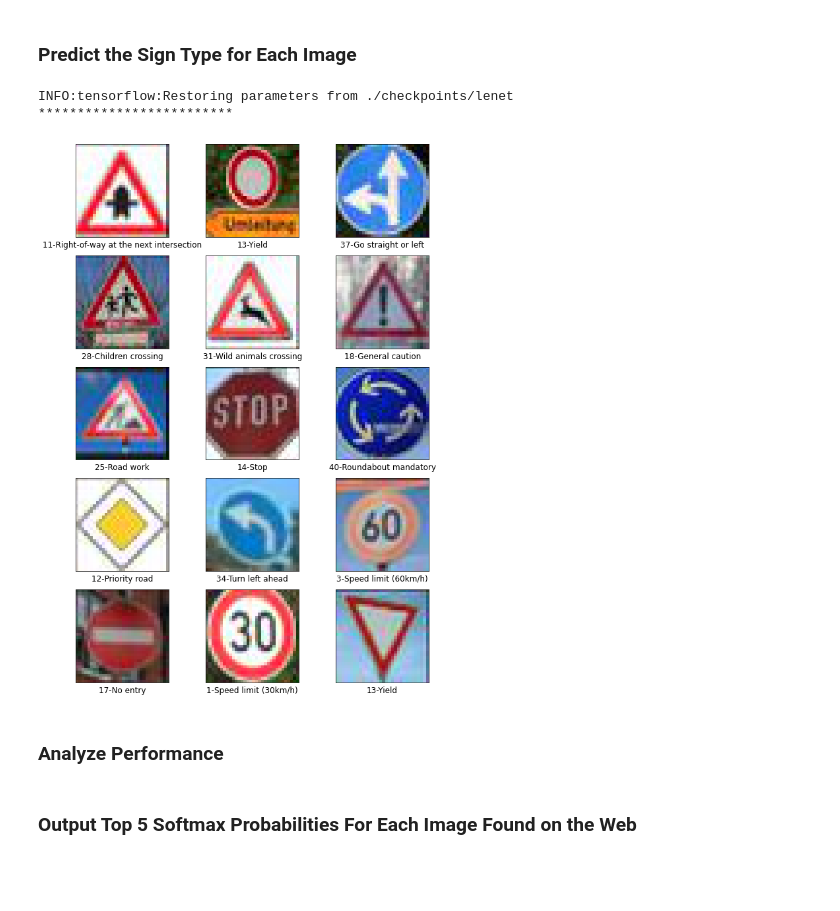
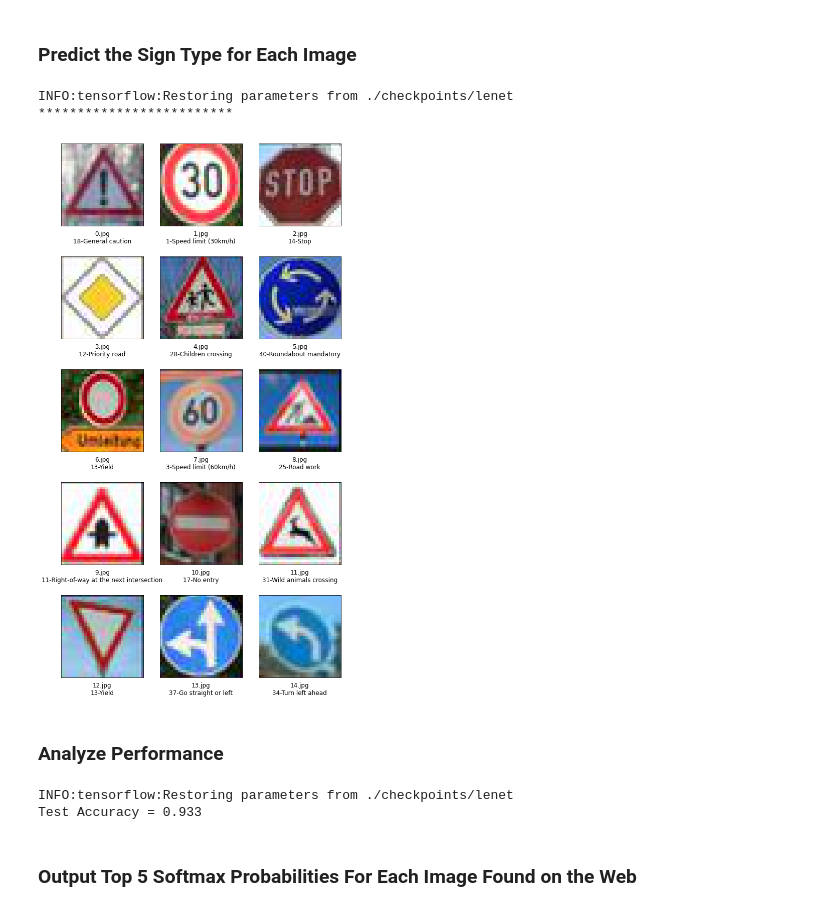
Before and after one commit to zardosht/udacity_selfdriving_car, a Jupyter notebook: P3_Traffic_Sign_Classifier/P3_Traffic_Sign_Classifier.ipynb, the cells around one changed output. Cells and saved outputs as stored; diff of their text form; code cells hidden in the pictures; blank space fills up the shorter version.

```diff
--- a/P3_Traffic_Sign_Classifier/P3_Traffic_Sign_Classifier.ipynb
+++ b/P3_Traffic_Sign_Classifier/P3_Traffic_Sign_Classifier.ipynb
@@ -390,28 +420,13 @@ You may find `signnames.csv` useful as it contains mappings from the class id (i
 # %%
-import os
-import glob
-import PIL
-from PIL import Image
-from matplotlib import pyplot as plt
-
-test_img_files = glob.glob("./test_images/*.jpg")
-
-def resize_images(files):
-    for i, file in enumerate(files):
-        im = Image.open(file)
-        im = im.resize((32, 32), resample=PIL.Image.LANCZOS)
-        im.save(file)
-
-
-fig=plt.figure(figsize=(10, 7))
+fig=plt.figure(figsize=(12, 9))
 columns = 5
 rows = 3
-for i, img_file in enumerate(test_img_files):
-    img = plt.imread(img_file)
+for i, img_file in enumerate(ground_truth):
     subplt = fig.add_subplot(rows, columns, i+1)
     subplt.set_xticks([])
     subplt.set_yticks([])
-    subplt.set_title(str(i), y=-0.3)
+    subplt.set_title(img_file, y=-0.3)
+    img = plt.imread("./test_images/" + img_file)
     subplt.imshow(img)
 plt.show()
 # %% [output]
@@ -419,33 +434,33 @@ plt.show()
 # %% [markdown]
 ### Predict the Sign Type for Each Image
 # %%
-fig=plt.figure(figsize=(10, 15))
+fig=plt.figure(figsize=(10, 20))
 columns = 3
 rows = 5
 
 pred_probabilities = {}
 with tf.Session() as sess:
     saver.restore(sess, tf.train.latest_checkpoint('./checkpoints/'))
     print("*************************")
-    for i, test_img_file in enumerate(test_img_files):
-        image = plt.imread(test_img_file)
-        normalized_img = normalize(np.copy(image))
+    for i, img_file in enumerate(ground_truth):
+        img = plt.imread("./test_images/" + img_file)
+        normalized_img = normalize(np.copy(img))
         logits_output = sess.run(logits, feed_dict={x: normalized_img.reshape((1, 32, 32, 3)), keep_prob: 1.0})
         pred_output = np.exp(logits_output[0, :])/sum(np.exp(logits_output[0, :]))
-        pred_probabilities[test_img_file] = pred_output
+        pred_probabilities[img_file] = pred_output
         predicted_label = np.argmax(pred_output)
         predicted_label_text = f"{predicted_label}-{class_id_sign_name_dict[predicted_label]}"
 
         subplt = fig.add_subplot(rows, columns, i+1)
         subplt.set_xticks([])
         subplt.set_yticks([])
-        subplt.set_title(predicted_label_text, y=-0.15)
-        subplt.imshow(image)
+        subplt.set_title(img_file + "\n" + predicted_label_text, y=-0.25)
+        subplt.imshow(img)
 
     plt.show()
 # %% [output]
 INFO:tensorflow:Restoring parameters from ./checkpoints/lenet
 *************************
-[figure, old version]
+[figure, new version]
 # %% [markdown]
 ### Analyze Performance
@@ -461,3 +467,15 @@ INFO:tensorflow:Restoring parameters from ./checkpoints/lenet
+# %%
+### Calculate the accuracy for these 5 new images.
+
+saver = tf.train.Saver()
+with tf.Session() as sess:
+    saver.restore(sess, tf.train.latest_checkpoint('./checkpoints/'))
+
+    test_accuracy = evaluate(X_m_test, Y_m_test)
+    print("Test Accuracy = {:.3f}".format(test_accuracy))
+# %% [output]
+INFO:tensorflow:Restoring parameters from ./checkpoints/lenet
+Test Accuracy = 0.933
 # %% [markdown]
 ### Output Top 5 Softmax Probabilities For Each Image Found on the Web
 # %% [markdown]
```
Also changed, not shown: parts of 9 cells of this notebook, 2 other files.
